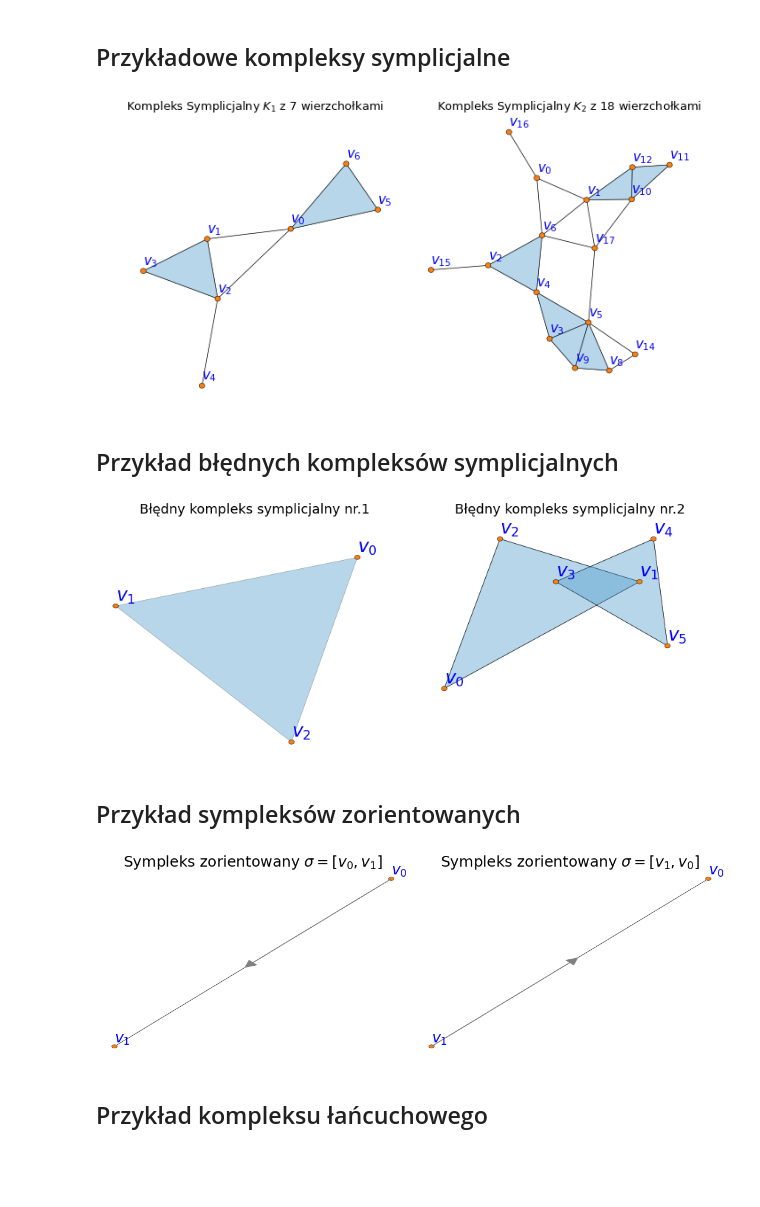
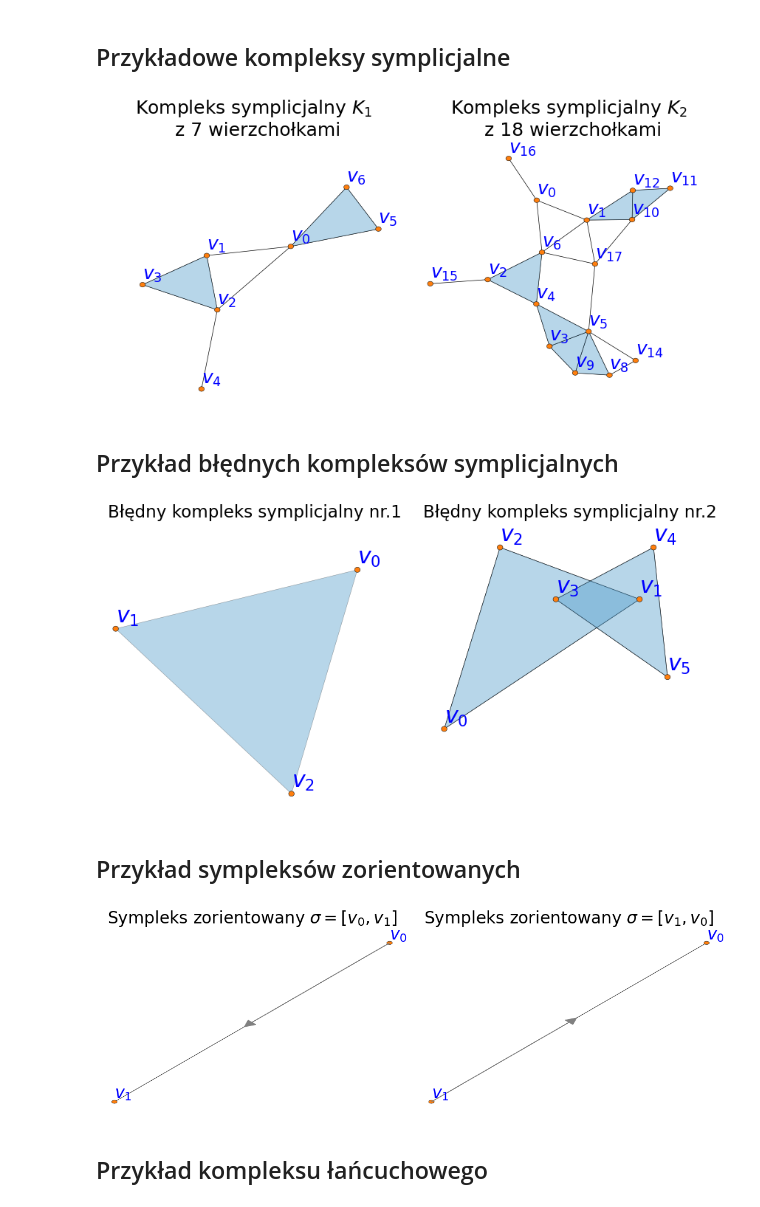
Before and after one commit to WinalexDD/Kod-do-Pracy-magisterskiej, a Jupyter notebook: Kod do grafik - Praca magisterska.ipynb, the cells around one changed output. Saved outputs shown, nothing was run; the diff lists cells and outputs as text; code cells hidden in the pictures; blank space fills up the shorter version.

```diff
--- a/Kod do grafik - Praca magisterska.ipynb
+++ b/Kod do grafik - Praca magisterska.ipynb
@@ -76,9 +76,13 @@ for idx, threshold in enumerate(epsilon_list):
         ax.fill([p1[0], p2[0], p3[0]], [p1[1], p2[1], p3[1]], color='green', alpha=0.5)
 
     # Parametry wykresów
-    ax.set_title(f"Kompleks V-R (ε = {threshold})", fontsize=16)
+    ax.set_title(f"Kompleks V-R (ε = {threshold})", fontsize=23, pad=10)
     ax.set_xlim(0, 1)
     ax.set_ylim(0, 1)
+    ax.set_yticks([0, 0.3, 0.6, 0.9])
+    ax.set_xticks([0, 0.3, 0.6, 0.9])
+    ax.tick_params(axis='x', labelsize=18)
+    ax.tick_params(axis='y', labelsize=18)
 
 # Wyświetlenie i zapisanie wykresu
 plt.tight_layout()
@@ -130,9 +134,13 @@ for idx, epsilon in enumerate(r):
             ax.fill([p1[0], p2[0], p3[0]], [p1[1], p2[1], p3[1]], color='green', alpha=0.5)
 
     # Parametry wykresów
-    ax.set_title(f"Kompleks Čecha (r = {epsilon})", fontsize=16)
+    ax.set_title(f"Kompleks Čecha (r = {epsilon})", fontsize=21, pad=10)
     ax.set_xlim(0, 1)
     ax.set_ylim(0, 1)
+    ax.set_yticks([0, 0.3, 0.6, 0.9])
+    ax.set_xticks([0, 0.3, 0.6, 0.9])
+    ax.tick_params(axis='x', labelsize=18)
+    ax.tick_params(axis='y', labelsize=18)
 
 # Wyświetlenie i zapisanie wykresu
 plt.tight_layout()
@@ -236,6 +244,10 @@ for idx, epsilon in enumerate(epsilons):
     ax.set_xlim(0, 1)
     ax.set_ylim(0, 1)
     ax.set_aspect('equal')
+    ax.set_yticks([0, 0.3, 0.6, 0.9])
+    ax.set_xticks([0, 0.3, 0.6, 0.9])
+    ax.tick_params(axis='x', labelsize=20)
+    ax.tick_params(axis='y', labelsize=20)
 
 # Wyświetlenie i zapisanie wykresu
 plt.tight_layout()
@@ -475,48 +491,48 @@ simplices2 = [[0,1], [1,6], [2,4], [3,4,5], [5,8,9], [3,5,9],[4,6], [5,17],[17,1
               [6,17], [8,14], [5,14], [1,17], [1,10,12],[2,15], [0,16]]
 
 # Tworzenie struktury wykresu
-fig, axes = plt.subplots(1, 2, figsize=(10, 5))
+fig, axes = plt.subplots(1, 2, figsize=(12, 6))
 
 # Wykres 1 - przykładowy kompleks symplicjalny z 7 punktami
-draw_2d_simplicial_complex(simplices1, ax=axes[0], SEED=10, ANNOT=True, ANNOTsize=15)
-axes[0].set_title(f"Kompleks Symplicjalny $K_1$ z 7 wierzchołkami", fontsize=13)
+draw_2d_simplicial_complex(simplices1, ax=axes[0], SEED=10, ANNOT=True, ANNOTsize=25)
+axes[0].set_title(f"Kompleks symplicjalny $K_1$ \n z 7 wierzchołkami", fontsize=25, pad=10)
 
 # Wykres 2 - przykładowy kompleks symplicjalny z 17 punktami
-draw_2d_simplicial_complex(simplices2, ax=axes[1], SEED=15, ANNOT=True, ANNOTsize=15)
-axes[1].set_title(f"Kompleks Symplicjalny $K_2$ z 18 wierzchołkami", fontsize=13)
+draw_2d_simplicial_complex(simplices2, ax=axes[1], SEED=15, ANNOT=True, ANNOTsize=25)
+axes[1].set_title(f"Kompleks symplicjalny $K_2$ \n z 18 wierzchołkami", fontsize=25, pad=10)
 
 # Wyświetlenie i zapisanie wykresu
 plt.tight_layout()
 #plt.savefig("PrzykładKompleksu.pdf", bbox_inches='tight')
 plt.show()
 # %% [output]
-[figure, old version]
+[figure, new version]
 # %% [markdown]
 ## Przykład błędnych kompleksów symplicjalnych
 # %%
 # Tworzenie kompleksów
 simplices1=[[0,1,2]]
 simplices2 = [[0,1,2],[3,4,5]]
 
 # Tworzenie struktury wykresu
-fig, axs = plt.subplots(1, 2, figsize=(12, 5))
+fig, axs = plt.subplots(1, 2, figsize=(12, 6))
 
 # Wykres 1 - kompleks niezawierający swoich ścian
-draw_2d_simplicial_complex(simplices1, ax=axs[0], ANNOT=True, WRONG=True, ANNOTsize=25)
-axs[0].set_title("Błędny kompleks symplicjalny nr.1", fontsize=18)
+draw_2d_simplicial_complex(simplices1, ax=axs[0], ANNOT=True, WRONG=True, ANNOTsize=30)
+axs[0].set_title("Błędny kompleks symplicjalny nr.1", fontsize=23)
 
 # Wykres 2 - kompleks, w którym sympleksu przecinają się nie w swoich ścianach
-draw_2d_simplicial_complex(simplices2, ax=axs[1], ANNOT=True, ANNOTsize=25, fixedpos = {0:(-9/10,-5/10), 1:(5/10,1/2),
+draw_2d_simplicial_complex(simplices2, ax=axs[1], ANNOT=True, ANNOTsize=30, fixedpos = {0:(-9/10,-5/10), 1:(5/10,1/2),
                                                                                         2:(-5/10,9/10), 3:(-1/10,5/10),
                                                                                         4:(6/10,9/10), 5:(7/10, -1/10)})
-axs[1].set_title("Błędny kompleks symplicjalny nr.2", fontsize=18)
+axs[1].set_title("Błędny kompleks symplicjalny nr.2", fontsize=23)
 
 # Wyświetlenie i zapisanie wykresu
 plt.tight_layout()
 #plt.savefig("Błednekompleksy.pdf", bbox_inches='tight')
 plt.show()
 # %% [output]
-[figure, old version]
+[figure, new version]
 # %% [markdown]
 ## Przykład sympleksów zorientowanych
 # %%
@@ -528,19 +544,19 @@ simplices2 = [[1,0]]
 fig, axs = plt.subplots(1, 2, figsize=(15, 5))
 
 # Wykres 1 - sympleks zorientowany
-draw_2d_simplicial_complex(simplices, ax=axs[0], SEED=1, ORIENT=True, ANNOT=True, ANNOTsize=25)
-axs[0].set_title(r'Sympleks zorientowany $\sigma = [v_0, v_1]$', fontsize=25)
+draw_2d_simplicial_complex(simplices, ax=axs[0], SEED=1, ORIENT=True, ANNOT=True, ANNOTsize=28)
+axs[0].set_title(r'Sympleks zorientowany $\sigma = [v_0, v_1]$', fontsize=28, pad=20)
 
 # Wykres 2 - sympleks zorientowany z przeciwnym kierunkiem
-draw_2d_simplicial_complex(simplices2, ax=axs[1], SEED=1, ORIENT=True, ANNOT=True, ANNOTsize=25)
-axs[1].set_title(r'Sympleks zorientowany $\sigma = [v_1, v_0]$', fontsize=25)
+draw_2d_simplicial_complex(simplices2, ax=axs[1], SEED=1, ORIENT=True, ANNOT=True, ANNOTsize=28)
+axs[1].set_title(r'Sympleks zorientowany $\sigma = [v_1, v_0]$', fontsize=28, pad=20)
 
 # Wyświetlenie i zapisanie wykresu
 plt.tight_layout()
 #plt.savefig("Sympleksyzorientowane.pdf", bbox_inches='tight')
 plt.show()
 # %% [output]
-[figure, old version]
+[figure, new version]
 # %% [markdown]
 ## Przykład kompleksu łańcuchowego
 # %%
```
Also changed, not shown: parts of 22 cells of this notebook.
